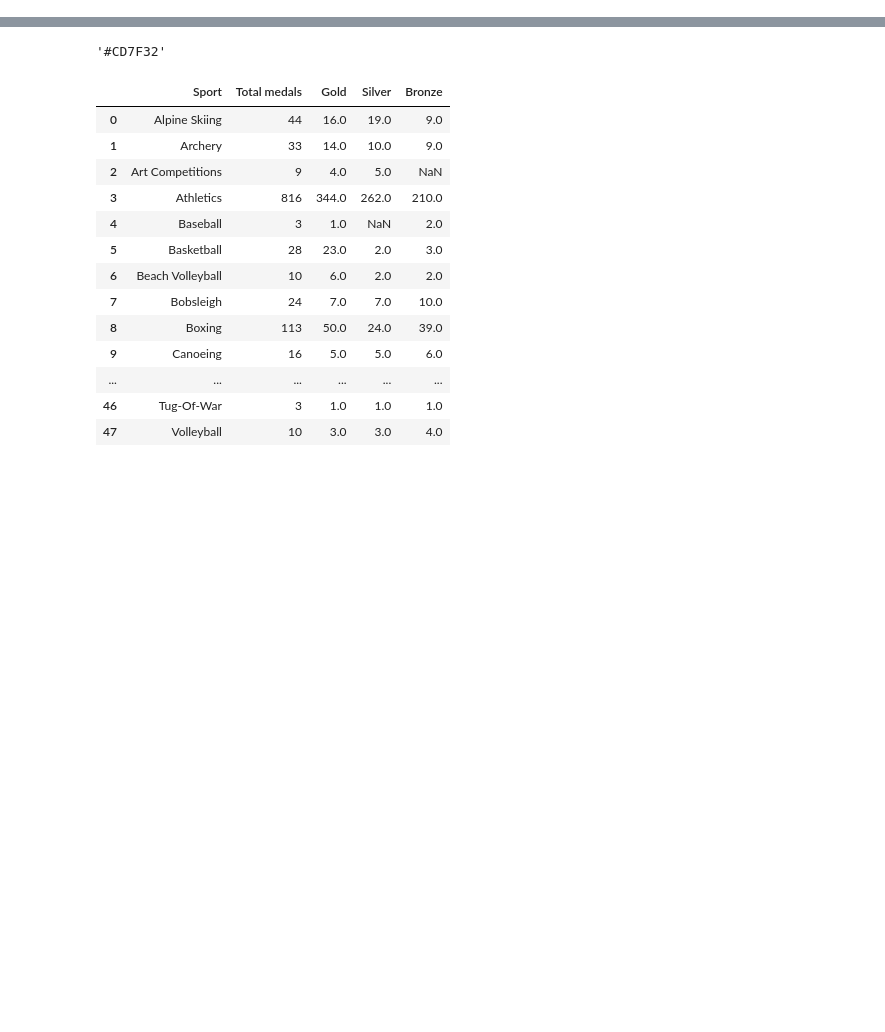
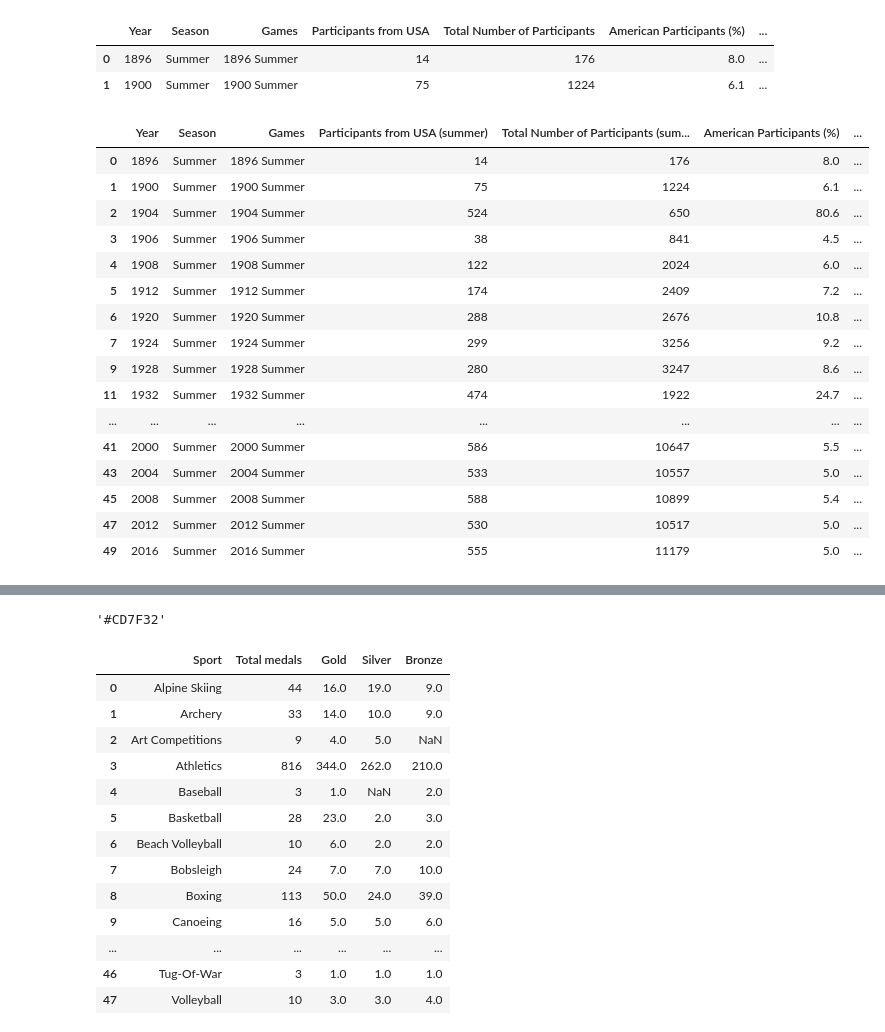
Before and after one commit to Anna-MariaSjolund/Databehandling-OS-projekt-Anna-MariaSjolund-ChristopherSeander, a Jupyter notebook: copy2_for_A-M/testing.ipynb, the cells around one changed output, grey strips where cells are left out. Drawn from its saved outputs; the diff is of its cells as text; code cells hidden in the pictures; blank space fills up the shorter version.

Commit message:
Changes in participants plot

```diff
--- a/copy2_for_A-M/testing.ipynb
+++ b/copy2_for_A-M/testing.ipynb
@@ -4,3 +4,36 @@ import plot_figures
 import plotly_express as px
 import pandas as pd
 import plotly.graph_objects as go
+# %%
+test = load_data_usa.import_participants_data()
+test.head(2)
+# %% [output]
+|  | Year | Season | Games | Participants from USA | Total Number of Participants | American Participants (%) | ... |
+| 0 | 1896 | Summer | 1896 Summer | 14 | 176 | 8.0 | ... |
+| 1 | 1900 | Summer | 1900 Summer | 75 | 1224 | 6.1 | ... |
+# %%
+#Import the data and pick out the initial y_data
+participants_data = load_data_usa.import_participants_data()
+total_participants_summer = participants_data[participants_data["Season"] == "Summer"]
+total_participants_winter = participants_data[participants_data["Season"] == "Winter"]
+total_participants_summer = total_participants_summer.rename(columns={"Total Number of Participants": "Total Number of Participants (summer)", "Participants from USA":"Participants from USA (summer)"})
+
+total_participants_summer
+# %% [output]
+|  | Year | Season | Games | Participants from USA (summer) | Total Number of Participants (sum... | American Participants (%) | ... |
+| 0 | 1896 | Summer | 1896 Summer | 14 | 176 | 8.0 | ... |
+| 1 | 1900 | Summer | 1900 Summer | 75 | 1224 | 6.1 | ... |
+| 2 | 1904 | Summer | 1904 Summer | 524 | 650 | 80.6 | ... |
+| 3 | 1906 | Summer | 1906 Summer | 38 | 841 | 4.5 | ... |
+| 4 | 1908 | Summer | 1908 Summer | 122 | 2024 | 6.0 | ... |
+| 5 | 1912 | Summer | 1912 Summer | 174 | 2409 | 7.2 | ... |
+| 6 | 1920 | Summer | 1920 Summer | 288 | 2676 | 10.8 | ... |
+| 7 | 1924 | Summer | 1924 Summer | 299 | 3256 | 9.2 | ... |
+| 9 | 1928 | Summer | 1928 Summer | 280 | 3247 | 8.6 | ... |
+| 11 | 1932 | Summer | 1932 Summer | 474 | 1922 | 24.7 | ... |
+| ... | ... | ... | ... | ... | ... | ... | ... |
+| 41 | 2000 | Summer | 2000 Summer | 586 | 10647 | 5.5 | ... |
+| 43 | 2004 | Summer | 2004 Summer | 533 | 10557 | 5.0 | ... |
+| 45 | 2008 | Summer | 2008 Summer | 588 | 10899 | 5.4 | ... |
+| 47 | 2012 | Summer | 2012 Summer | 530 | 10517 | 5.0 | ... |
+| 49 | 2016 | Summer | 2016 Summer | 555 | 11179 | 5.0 | ... |
```
Also changed, not shown: parts of 9 cells of this notebook, 3 other files.
